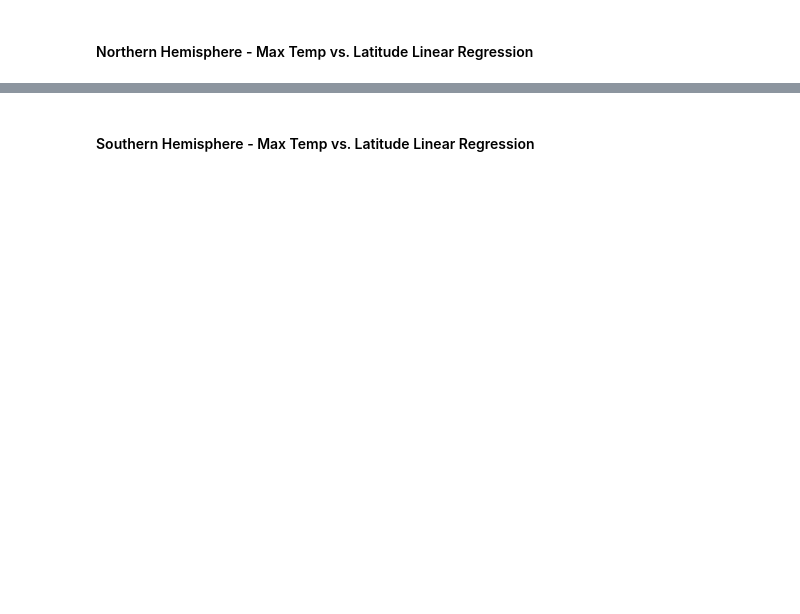
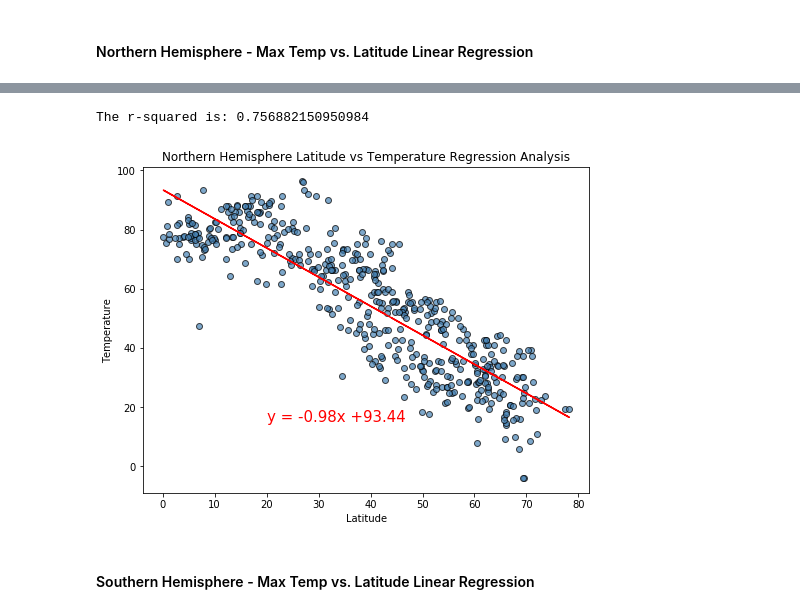
Before and after one commit to zsvorenova/api-challenge, a Jupyter notebook: WeatherPy.ipynb, the cells around one changed output, grey strips where cells are left out. Cells and saved outputs as stored; diff of their text form; code cells hidden in the pictures; blank space fills up the shorter version.

Commit message:
linear regression added

```diff
--- a/WeatherPy.ipynb
+++ b/WeatherPy.ipynb
@@ -303,4 +305,29 @@ plt.show();
+# %%
+# OPTIONAL: Create a function to create Linear Regression plots
+def linearRegressionPlot (x_values, y_values, ylabel, title, eq_placement):
+    # fig size
+    fig,ax = plt.subplots(figsize=(8,6))
+    # Perform a linear regression
+    (slope, intercept, rvalue, pvalue, stderr) = linregress(x_values, y_values)
+    # Get regression values
+    regress_values = x_values * slope + intercept
+    # Create line equation string
+    line_eq = "y = " + str(round(slope,2)) + "x +" + str(round(intercept,2))
+    # Create Plot
+    plt.scatter(x_values,y_values,color='steelblue', alpha=0.7, edgecolors='black')
+    plt.plot(x_values,regress_values,"r-")
+    # Label plot and annotate the line equation
+    plt.xlabel('Latitude')
+    plt.ylabel(ylabel)
+    plt.title(f'{title} Regression Analysis')
+    plt.annotate(line_eq,eq_placement,fontsize=15,color="red")
+    # Print r square value
+    print(f"The r-squared is: {rvalue**2}")
+    return plt.savefig("./output_data/"+title+".png")
+    return plt.show()
 # %%
 # Create Northern and Southern Hemisphere DataFrames
-north=
-#south=
+north=weather_df.loc[weather_df['Lat']>=0]
+south=weather_df.loc[weather_df['Lat']<0]
+north.head()
+south.head()
@@ -313,2 +343,12 @@ The r-squared is: 0.8271188905041935
+# %%
+# Create a Scatter Plot for temperature vs latitude
+x_values=north['Lat']
+y_values=north['Max Temp (F)']
+eq_placement=(20,15)
+
+linearRegressionPlot(x_values, y_values, 'Temperature', 'Northern Hemisphere Latitude vs Temperature', eq_placement)
+# %% [output]
+The r-squared is: 0.756882150950984
+[figure, added]
 # %% [markdown]
 ####  Southern Hemisphere - Max Temp vs. Latitude Linear Regression
```
Also changed, not shown: parts of 21 cells of this notebook, 12 other files.
